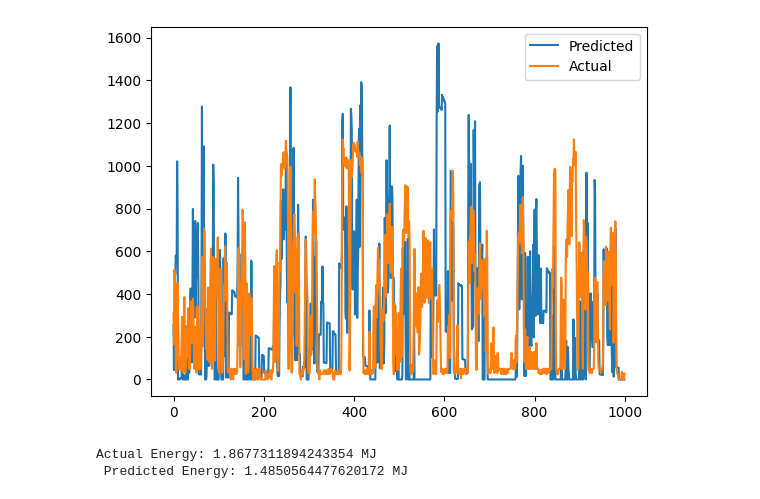
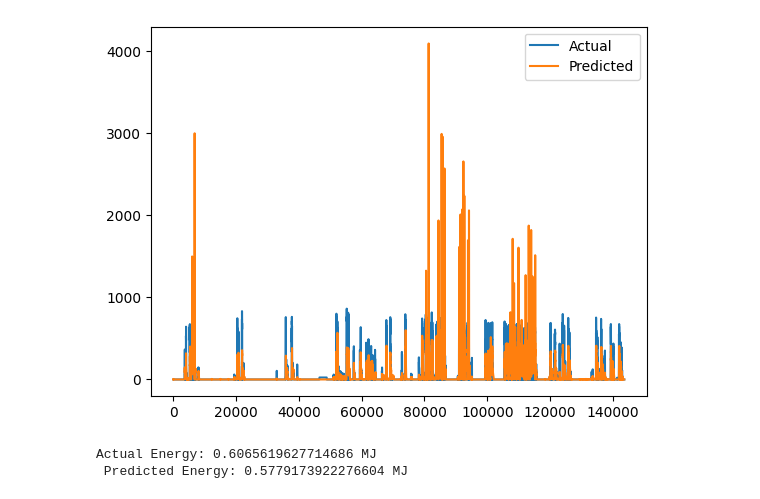
Before and after one commit to UBC-Solar/Simulation, a Jupyter notebook: motor_fitting.ipynb, the cells around one changed output. Drawn from its saved outputs; the diff is of its cells as text; code cells hidden in the pictures.

```diff
--- a/motor_fitting.ipynb
+++ b/motor_fitting.ipynb
@@ -34,3 +49,7 @@ except Exception:
+# %%
+from data_tools.collections import TimeSeries
+
+velocity, actual_power, latitude, longitude = TimeSeries.align(velocity, actual_power, latitude, longitude)
 # %%
 from micro_strategy import MicroModelBuilder, load_configs
 
@@ -59,7 +78,7 @@ motor_model = AdvancedMotor(
 
 )
 # %%
-actual_energy = np.clip(actual_power * actual_power.period, a_min=0, a_max=None)
+actual_energy = actual_power.promote(np.clip(actual_power * actual_power.period, a_min=0, a_max=None))
 
-plt.plot(actual_energy)
+actual_energy.plot()
 # %% [output]
@@ -68,16 +86,17 @@ plt.plot(actual_energy)
 # %%
-p0 = [0.11609, 0.012, 50000, 1.0, 1.0]
-bounds = ((0, 0, 10000, 0, 0), (100, 100, 100000, 1000, 100))
+p0 = [0.11609, 0.012, 0.01, 1.0]
+bounds = ((0, 0, 0.0, 0), (100, 100, 1000, 10))
 
-window = slice(10000, 41000, 1)
+# window = slice(10000, 41000, 1)
 
-trackIndexCleaned = np.nan_to_num(trackIndex).astype(int)[window]
-gradients = gis.get_gradients(trackIndexCleaned)
+# trackIndexCleaned = np.nan_to_num(trackIndex).astype(int)[window]
+gradients = np.zeros_like(actual_energy)
 wind_speeds = np.zeros_like(gradients)
-tick = trackIndex.period
-coords = gis.get_path()[trackIndexCleaned]
+tick = actual_energy.period
+coords = np.column_stack((latitude, longitude))
+# coords = gis.get_path()[trackIndexCleaned]
 
-def objective(x, drag, friction, cornering, inertial_coefficient, drag2):
+def objective(x, drag, friction, cornering, inertial_coefficient):
     motor_model = AdvancedMotor(
         vehicle_mass=350,
         road_friction = friction,
@@ -86,11 +105,11 @@ def objective(x, drag, friction, cornering, inertial_coefficient, drag2):
         drag_coefficient = drag,
         cornering_coefficient = cornering,
         inertial_force_coefficient = inertial_coefficient,
-        drag2=drag2,
+        drag2=1.0,
     )
     energy = motor_model.calculate_energy_in(x * 3.6, gradients, wind_speeds, tick, coords)
 
     return energy
 
-popt, pcov = optimize.curve_fit(objective, velocity[window], actual_energy[window], p0, bounds=bounds)
+popt, pcov = optimize.curve_fit(objective, velocity, actual_energy, p0, bounds=bounds)
 # %% [output]
@@ -119,3 +145,3 @@ array([1.17007581e-07, 1.11645595e-03, 1.00000002e+04, 5.64135331e+00,
 # %%
-predicted_energy = objective(velocity[window], *popt)
+predicted_energy = objective(velocity, *popt)
 # %% [output]
@@ -128,18 +154,18 @@ plt.plot(predicted_energy)
 # %%
 fig, ax = plt.subplots()
 
-show_window = slice(1000, 2000, 1)
+show_window = slice(81000, 85000, 1)
 
-ax.plot(predicted_energy[show_window], label="Predicted")
-ax.plot(actual_energy[window][show_window], label="Actual")
+ax.plot(actual_energy, label="Actual")
+ax.plot(predicted_energy, label="Predicted")
 plt.legend()
 plt.show()
 # %% [output]
-[figure, old version]
+[figure, new version]
 # %%
 total_predicted = np.trapezoid(predicted_energy, dx=actual_energy.period)
-total_actual = np.trapezoid(actual_energy[window], dx=actual_energy.period)
+total_actual = np.trapezoid(actual_energy, dx=actual_energy.period)
 print(f"Actual Energy: {total_actual / 1e6} MJ \n Predicted Energy: {total_predicted / 1e6} MJ")
 # %% [output]
-Actual Energy: 1.8677311894243354 MJ
- Predicted Energy: 1.4850564477620172 MJ
+Actual Energy: 0.6065619627714686 MJ
+ Predicted Energy: 0.5779173922276604 MJ
```
Also changed, not shown: parts of 7 cells of this notebook, 5 other files.
